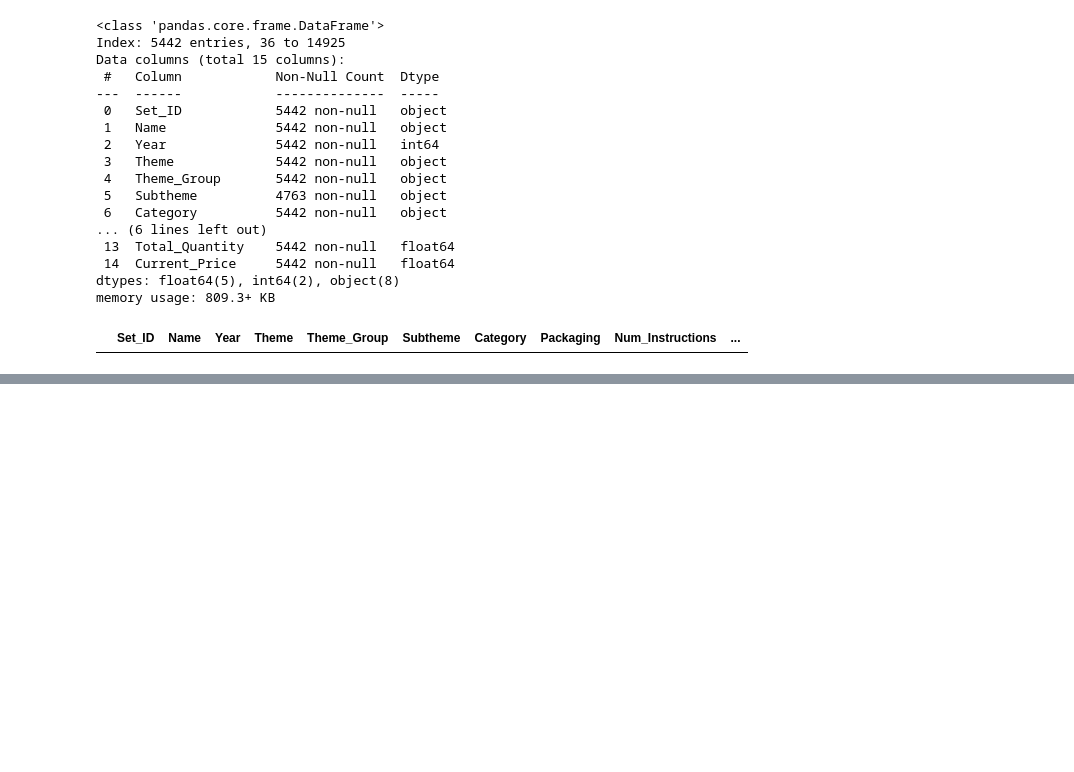
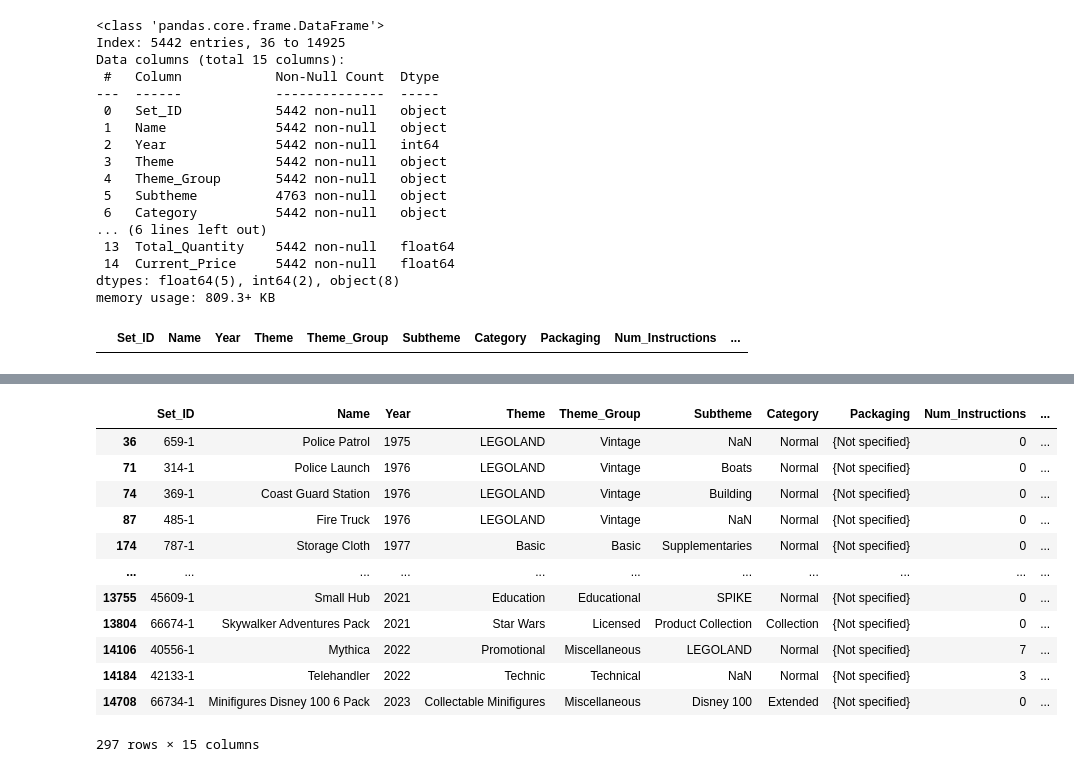
Before and after one commit to nika953/LEGO_Dataset, a Jupyter notebook: LEGO.ipynb, the cells around one changed output, grey strips where cells are left out. Saved outputs shown, nothing was run; the diff lists cells and outputs as text; code cells hidden in the pictures; blank space fills up the shorter version.

```diff
--- a/LEGO.ipynb
+++ b/LEGO.ipynb
@@ -297,0 +279,16 @@ new_lego[new_lego['Pieces'].isna() == True]
+# %%
+new_lego[new_lego['Packaging'] == "{Not specified}"]
+# %% [output]
+|  | Set_ID | Name | Year | Theme | Theme_Group | Subtheme | Category | Packaging | Num_Instructions | ... |
+| 36 | 659-1 | Police Patrol | 1975 | LEGOLAND | Vintage | NaN | Normal | {Not specified} | 0 | ... |
+| 71 | 314-1 | Police Launch | 1976 | LEGOLAND | Vintage | Boats | Normal | {Not specified} | 0 | ... |
+| 74 | 369-1 | Coast Guard Station | 1976 | LEGOLAND | Vintage | Building | Normal | {Not specified} | 0 | ... |
+| 87 | 485-1 | Fire Truck | 1976 | LEGOLAND | Vintage | NaN | Normal | {Not specified} | 0 | ... |
+| 174 | 787-1 | Storage Cloth | 1977 | Basic | Basic | Supplementaries | Normal | {Not specified} | 0 | ... |
+| ... | ... | ... | ... | ... | ... | ... | ... | ... | ... | ... |
+| 13755 | 45609-1 | Small Hub | 2021 | Education | Educational | SPIKE | Normal | {Not specified} | 0 | ... |
+| 13804 | 66674-1 | Skywalker Adventures Pack | 2021 | Star Wars | Licensed | Product Collection | Collection | {Not specified} | 0 | ... |
+| 14106 | 40556-1 | Mythica | 2022 | Promotional | Miscellaneous | LEGOLAND | Normal | {Not specified} | 7 | ... |
+| 14184 | 42133-1 | Telehandler | 2022 | Technic | Technical | NaN | Normal | {Not specified} | 3 | ... |
+| 14708 | 66734-1 | Minifigures Disney 100 6 Pack | 2023 | Collectable Minifigures | Miscellaneous | Disney 100 | Extended | {Not specified} | 0 | ... |
+297 rows × 15 columns
```
Also changed, not shown: parts of 13 cells of this notebook.
